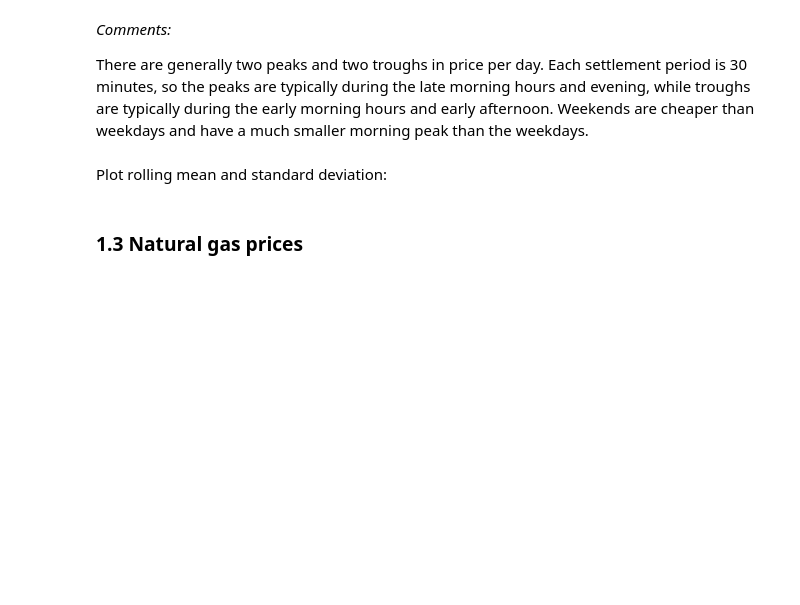
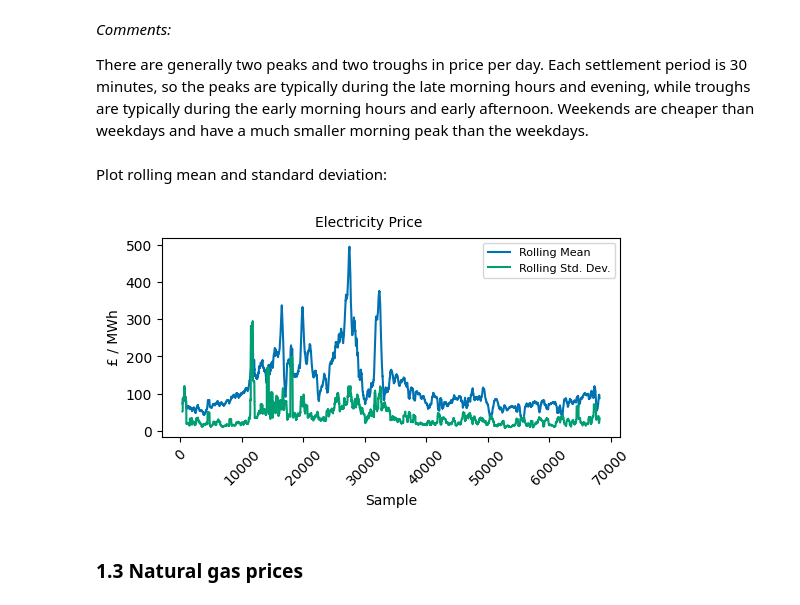
Before and after one commit to christianfenton/electricity_pricing, a Jupyter notebook: notebooks/exploratory_analysis.ipynb, the cells around one changed output. Cells and saved outputs as stored; diff of their text form; code cells hidden in the pictures; blank space fills up the shorter version.

```diff
--- a/notebooks/exploratory_analysis.ipynb
+++ b/notebooks/exploratory_analysis.ipynb
@@ -157,19 +233,21 @@ There are generally two peaks and two troughs in price per day. Each settlement
 # %% [markdown]
 Plot rolling mean and standard deviation:
 # %%
-mip = df_electricity["marketIndexPrice"]
-mip_rolling_avg = mip.rolling(48 * 7).mean().dropna()
-mip_rolling_std = mip.rolling(48 * 7).std().dropna()
+el_price = df["ELECTRICITY_PRICE"]
+el_price_rolling_avg = el_price.rolling(48 * 7).mean().dropna()
+el_price_rolling_std = el_price.rolling(48 * 7).std().dropna()
 
 fig, ax = plt.subplots(figsize=(16 / 3, 9 / 3), layout="constrained")
-ax.plot(mip_rolling_avg, label="Rolling Mean")
-ax.plot(mip_rolling_std, label="Rolling Std. Dev.")
+ax.plot(el_price_rolling_avg, label="Rolling Mean")
+ax.plot(el_price_rolling_std, label="Rolling Std. Dev.")
 ax.set_xlabel("Sample")
 ax.set_ylabel("£ / MWh", fontsize=10)
 ax.legend(fontsize=8)
-fig.suptitle("Market Index Price", fontsize=10)
+fig.suptitle("Electricity Price", fontsize=10)
 plt.xticks(rotation=45)
 plt.show()
+# %% [output]
+[figure, added]
 # %% [markdown]
 ### 1.3 Natural gas prices
 # %%
```
Also changed, not shown: parts of 36 cells of this notebook, 24 other files.
